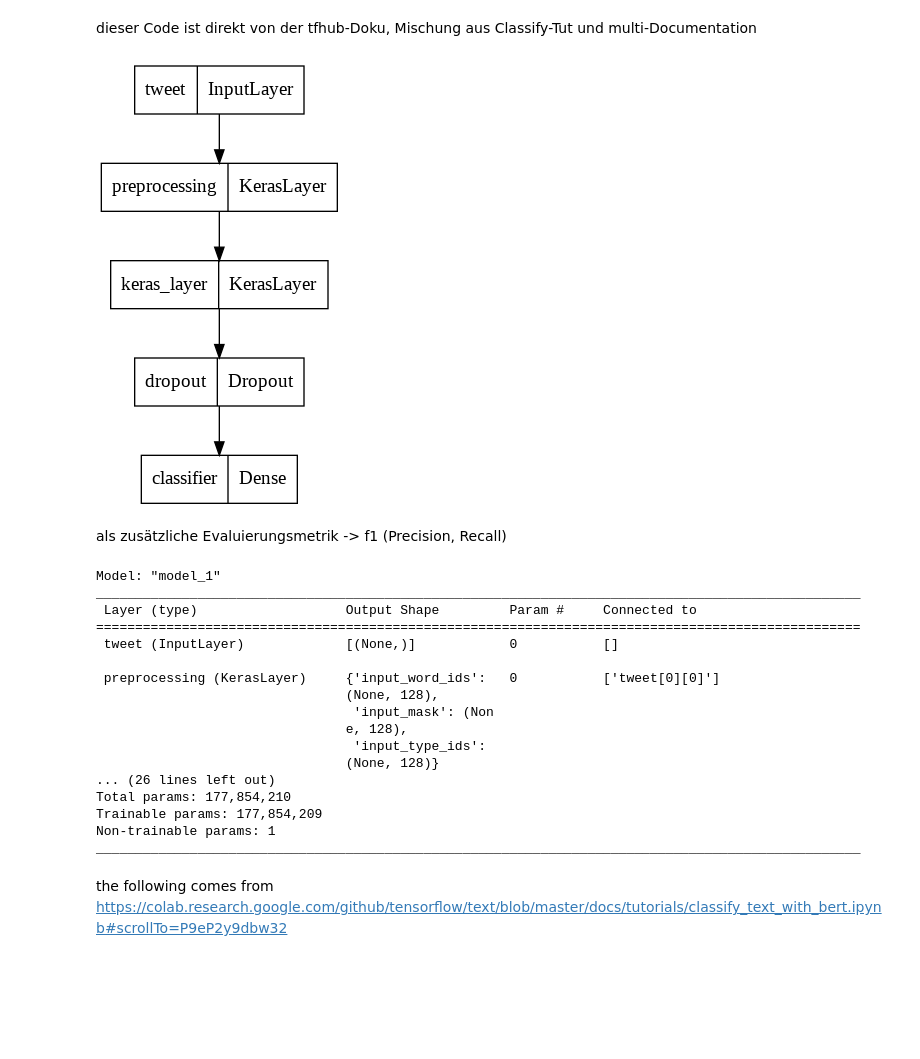
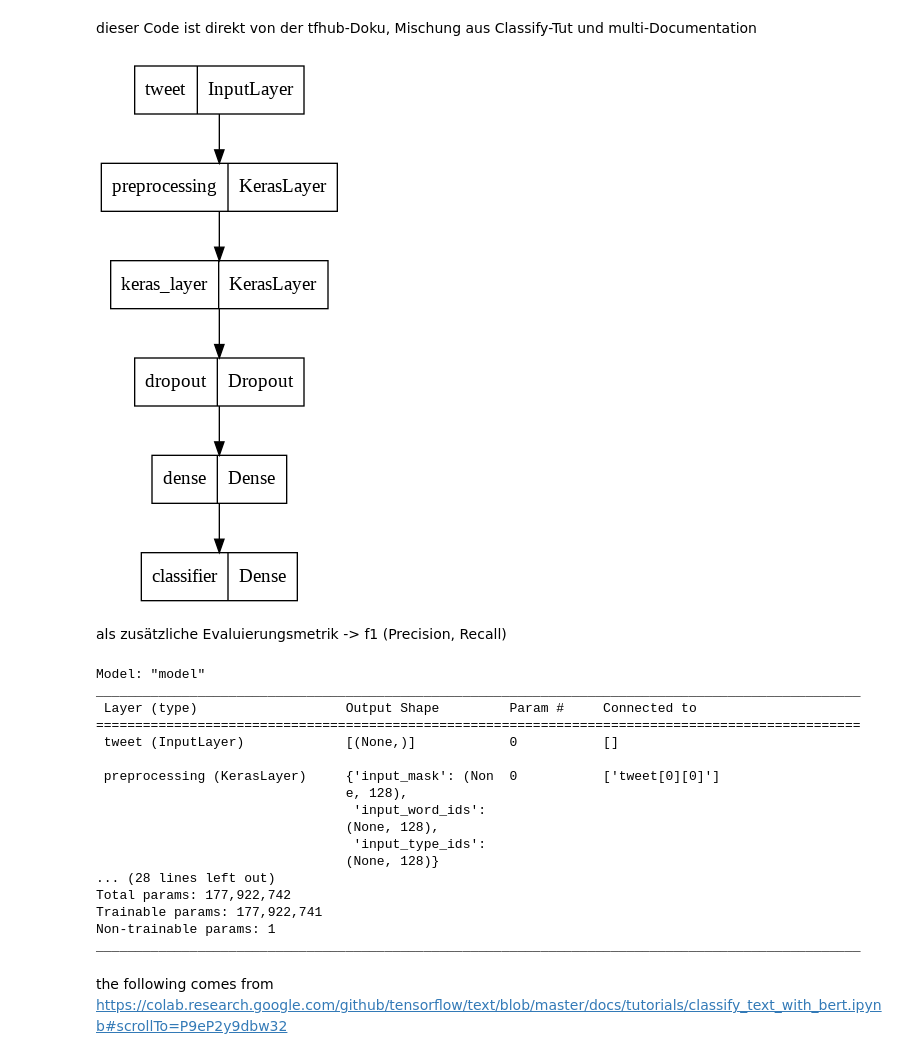
Before and after one commit to BiancaStadl/Bachelorarbeit, a Jupyter notebook: 01_working_trial_tfhub_multi_BERT.ipynb, the cells around one changed output. Saved outputs shown, nothing was run; the diff lists cells and outputs as text; code cells hidden in the pictures; blank space fills up the shorter version.

```diff
--- a/01_working_trial_tfhub_multi_BERT.ipynb
+++ b/01_working_trial_tfhub_multi_BERT.ipynb
@@ -361,15 +358,15 @@ def build_simple_sentiment_classifier_model():
   outputs = encoder(encoder_inputs)
   pooled_output = outputs["pooled_output"]
   addedLayers = tf.keras.layers.Dropout(0.1)(pooled_output)#change me
-  #addedLayers = tf.keras.layers.Dense(1, activation=None, name='classifier')(addedLayers)#change me
+  addedLayers = tf.keras.layers.Dense(90, activation='relu')(addedLayers)#change me
   addedLayers = tf.keras.layers.Dense(1, activation='sigmoid', name='classifier')(addedLayers)#change me
   return tf.keras.Model(text_input, addedLayers)
 # %%
-modelBERT = build_simple_sentiment_classifier_model()
+modelBERT0125 = build_simple_sentiment_classifier_model()
 # %%
-tf.keras.utils.plot_model(model)
+tf.keras.utils.plot_model(modelBERT0125)
 # %% [output]
-[figure, old version]
+[figure, new version]
 # %% [markdown]
 als zusätzliche Evaluierungsmetrik -> f1 (Precision, Recall)
 # %%
@@ -396,23 +393,23 @@ def metrics_f1(data_true, data_pred):
     recall_data = metrics_recall(data_true, data_pred)
     return 2*(precision_data*recall_data)/(precision_data+recall_data+K.epsilon())
 # %%
-modelBERT.summary()
+modelBERT0125.summary()
 # %% [output]
-Model: "model_1"
+Model: "model"
 __________________________________________________________________________________________________
  Layer (type)                   Output Shape         Param #     Connected to
 ==================================================================================================
  tweet (InputLayer)             [(None,)]            0           []
 
- preprocessing (KerasLayer)     {'input_word_ids':   0           ['tweet[0][0]']
+ preprocessing (KerasLayer)     {'input_mask': (Non  0           ['tweet[0][0]']
+                                e, 128),
+                                 'input_word_ids':
                                 (None, 128),
-                                 'input_mask': (Non
-                                e, 128),
                                  'input_type_ids':
                                 (None, 128)}
-... (26 lines left out)
-Total params: 177,854,210
-Trainable params: 177,854,209
+... (28 lines left out)
+Total params: 177,922,742
+Trainable params: 177,922,741
 Non-trainable params: 1
 __________________________________________________________________________________________________
 # %%
```
Also changed, not shown: parts of 10 cells of this notebook.
